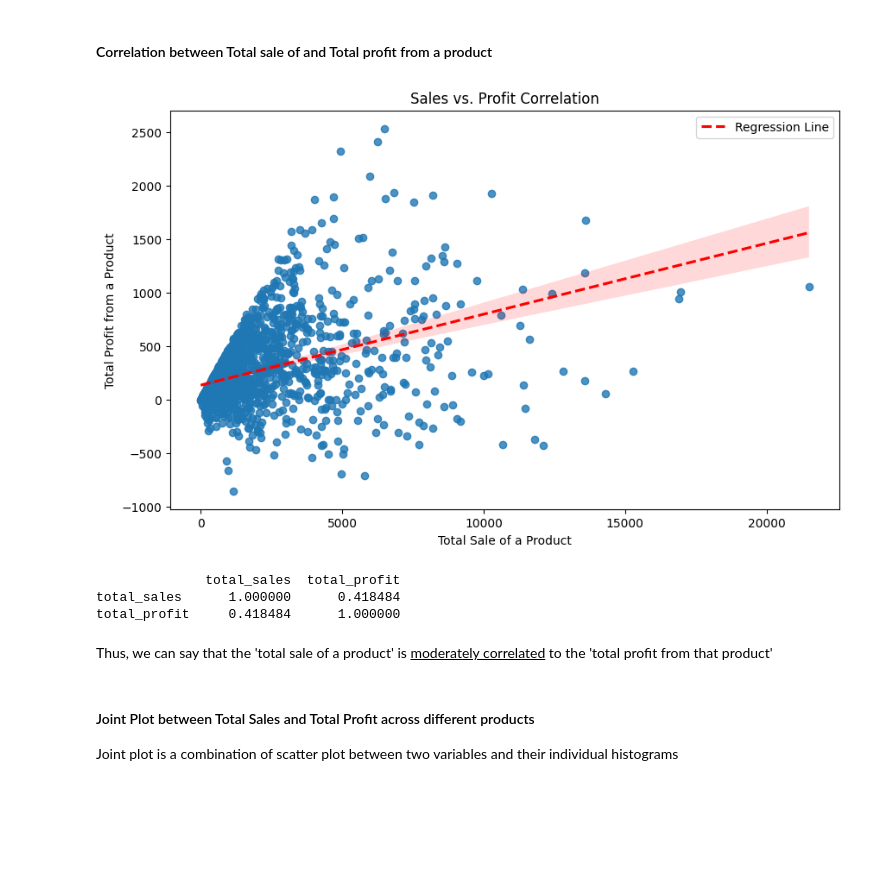
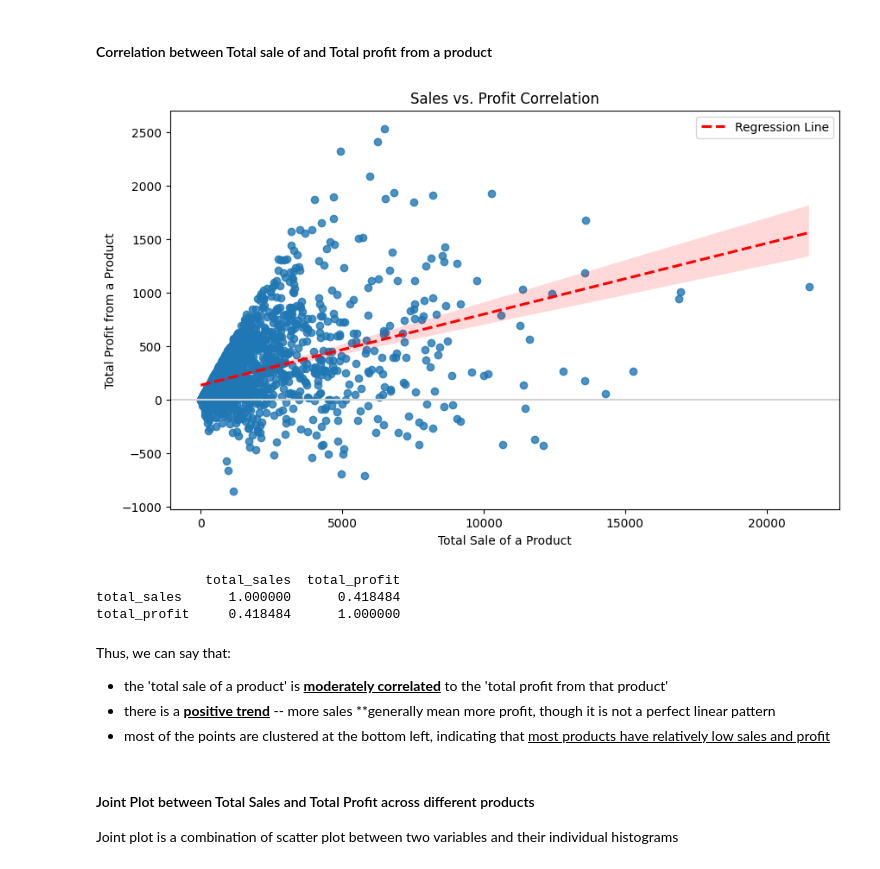
Before and after one commit to bankarsudarshan/super-store-eda, a Jupyter notebook: SuperStoreEDA.ipynb, the cells around one changed output. Saved outputs shown, nothing was run; the diff lists cells and outputs as text; code cells hidden in the pictures; blank space fills up the shorter version.

Commit message:
Added TL;DR s to most sections

```diff
--- a/SuperStoreEDA.ipynb
+++ b/SuperStoreEDA.ipynb
@@ -14,5 +23,5 @@ pd.set_option('display.max_columns', 500)
 # %%
-df = pd.read_csv('./SuperStore_Dataset.csv')
+df = pd.read_csv('./data/SuperStore_Dataset.csv')
 df.shape
 # %% [output]
 (10014, 21)
@@ -1229,6 +1281,8 @@ plt.show()
 # %% [output]
 shape of dataframe after removing the ouliers in 'profit' column - (8455, 28)
 [figure]
+# %%
+df.reset_index(drop=True, inplace=True)
 # %% [markdown]
 ## 10. Customer Segmentation and Analysis:
 - Calculate Customer Sales Quintile and Customer Profit Quintile based on total sales and total profit per Customer ID.
@@ -1364,13 +1425,14 @@ plt.show()
 # %%
 plt.figure(figsize=(10, 6))
 sns.regplot(data=profit_per_product, x='total_sales', y='total_profit', line_kws={'color': 'red', 'linestyle': '--', 'label': 'Regression Line'})
+plt.axhline(y=0, color='lightgray', linestyle='-')
 plt.title("Sales vs. Profit Correlation")
 plt.xlabel("Total Sale of a Product")
 plt.ylabel("Total Profit from a Product")
 plt.legend()
 plt.show()
 # %% [output]
-[figure, old version]
+[figure, new version]
 # %%
 print(profit_per_product[['total_sales', 'total_profit']].corr())
 # %% [output]
@@ -1378,7 +1440,10 @@ print(profit_per_product[['total_sales', 'total_profit']].corr())
 total_sales      1.000000      0.418484
 total_profit     0.418484      1.000000
 # %% [markdown]
-Thus, we can say that the 'total sale of a product' is <ins>moderately correlated</ins> to the 'total profit from that product'
+Thus, we can say that:
+- the 'total sale of a product' is <ins>**moderately correlated**</ins> to the 'total profit from that product'
+- there is a <ins>**positive trend**</ins> -- more sales **generally mean more profit, though it is not a perfect linear pattern
+- most of the points are clustered at the bottom left, indicating that <ins>most products have relatively low sales and profit</ins>
 # %% [markdown]
 #### Joint Plot between Total Sales and Total Profit across different products
 Joint plot is a combination of scatter plot between two variables and their individual histograms
```
Also changed, not shown: parts of 13 cells of this notebook, 1 other file.
